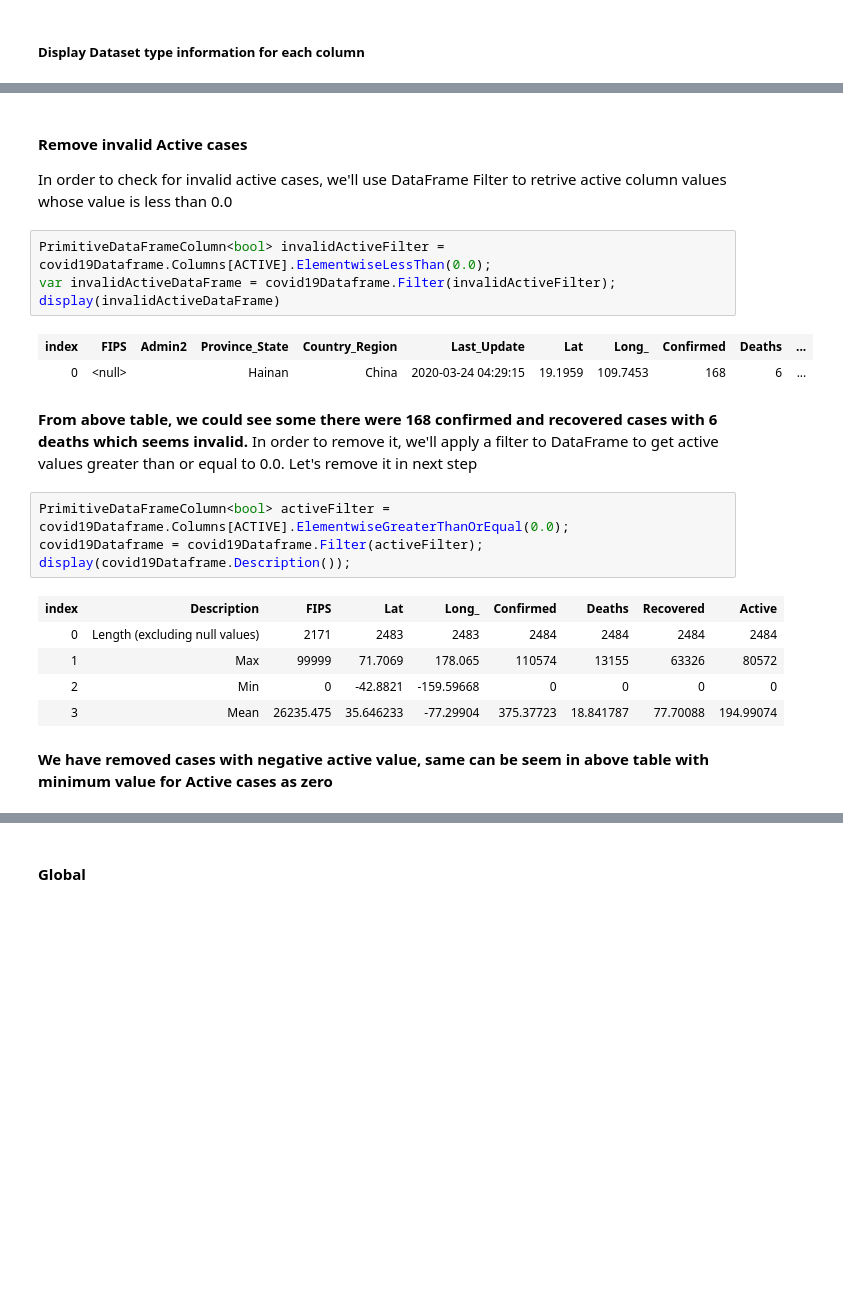
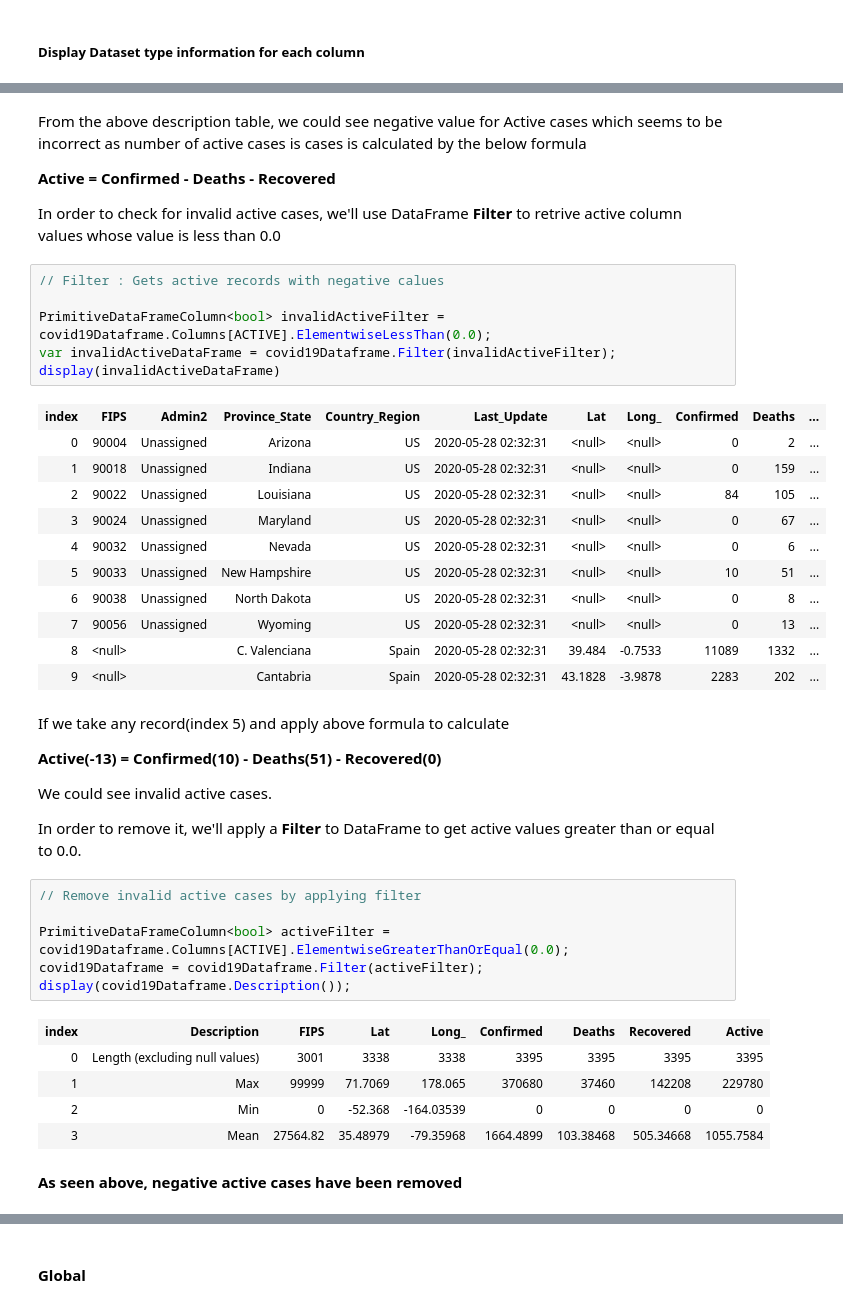
Before and after one commit to praveenraghuvanshi/tech-sessions, a Jupyter notebook: 31052020-virtualmlnet/src/part-1/Part-1-COVID-19-mlnet-analysis.ipynb, the cells around one changed output, grey strips where cells are left out. Drawn from its saved outputs; the diff is of its cells as text; blank space fills up the shorter version.

```diff
--- a/31052020-virtualmlnet/src/part-1/Part-1-COVID-19-mlnet-analysis.ipynb
+++ b/31052020-virtualmlnet/src/part-1/Part-1-COVID-19-mlnet-analysis.ipynb
@@ -316,29 +344,49 @@ Data Cleaning is another important activity in which remove the irrelevant data
 # %% [markdown]
-#### Remove invalid Active cases
+From the above description table, we could see negative value for Active cases which seems to be incorrect as number of active cases is cases is calculated by the below formula
 
-In order to check for invalid active cases, we'll use DataFrame Filter to retrive active column values whose value is less than 0.0
+**Active = Confirmed - Deaths - Recovered**
+
+In order to check for invalid active cases, we'll use DataFrame **Filter** to retrive active column values whose value is less than 0.0
 # %%
+// Filter : Gets active records with negative calues
+
 PrimitiveDataFrameColumn<bool> invalidActiveFilter = covid19Dataframe.Columns[ACTIVE].ElementwiseLessThan(0.0);
 var invalidActiveDataFrame = covid19Dataframe.Filter(invalidActiveFilter);
 display(invalidActiveDataFrame)
 # %% [output]
 | index | FIPS | Admin2 | Province_State | Country_Region | Last_Update | Lat | Long_ | Confirmed | Deaths | ... |
-| 0 | <null> |  | Hainan | China | 2020-03-24 04:29:15 | 19.1959 | 109.7453 | 168 | 6 | ... |
+| 0 | 90004 | Unassigned | Arizona | US | 2020-05-28 02:32:31 | <null> | <null> | 0 | 2 | ... |
+| 1 | 90018 | Unassigned | Indiana | US | 2020-05-28 02:32:31 | <null> | <null> | 0 | 159 | ... |
+| 2 | 90022 | Unassigned | Louisiana | US | 2020-05-28 02:32:31 | <null> | <null> | 84 | 105 | ... |
+| 3 | 90024 | Unassigned | Maryland | US | 2020-05-28 02:32:31 | <null> | <null> | 0 | 67 | ... |
+| 4 | 90032 | Unassigned | Nevada | US | 2020-05-28 02:32:31 | <null> | <null> | 0 | 6 | ... |
+| 5 | 90033 | Unassigned | New Hampshire | US | 2020-05-28 02:32:31 | <null> | <null> | 10 | 51 | ... |
+| 6 | 90038 | Unassigned | North Dakota | US | 2020-05-28 02:32:31 | <null> | <null> | 0 | 8 | ... |
+| 7 | 90056 | Unassigned | Wyoming | US | 2020-05-28 02:32:31 | <null> | <null> | 0 | 13 | ... |
+| 8 | <null> |  | C. Valenciana | Spain | 2020-05-28 02:32:31 | 39.484 | -0.7533 | 11089 | 1332 | ... |
+| 9 | <null> |  | Cantabria | Spain | 2020-05-28 02:32:31 | 43.1828 | -3.9878 | 2283 | 202 | ... |
 # %% [markdown]
-**From above table, we could see some there were 168 confirmed and recovered cases with 6 deaths which seems invalid.**
-In order to remove it, we'll apply a filter to DataFrame to get active values greater than or equal to 0.0. Let's remove it in next step
+If we take any record(index 5) and apply above formula to calculate
+
+**Active(-13) = Confirmed(10) - Deaths(51) - Recovered(0)**
+
+We could see invalid active cases.
+
+In order to remove it, we'll apply a **Filter** to DataFrame to get active values greater than or equal to 0.0.
 # %%
+// Remove invalid active cases by applying filter
+
 PrimitiveDataFrameColumn<bool> activeFilter = covid19Dataframe.Columns[ACTIVE].ElementwiseGreaterThanOrEqual(0.0);
 covid19Dataframe = covid19Dataframe.Filter(activeFilter);
 display(covid19Dataframe.Description());
 # %% [output]
 | index | Description | FIPS | Lat | Long_ | Confirmed | Deaths | Recovered | Active |
-| 0 | Length (excluding null values) | 2171 | 2483 | 2483 | 2484 | 2484 | 2484 | 2484 |
-| 1 | Max | 99999 | 71.7069 | 178.065 | 110574 | 13155 | 63326 | 80572 |
-| 2 | Min | 0 | -42.8821 | -159.59668 | 0 | 0 | 0 | 0 |
-| 3 | Mean | 26235.475 | 35.646233 | -77.29904 | 375.37723 | 18.841787 | 77.70088 | 194.99074 |
+| 0 | Length (excluding null values) | 3001 | 3338 | 3338 | 3395 | 3395 | 3395 | 3395 |
+| 1 | Max | 99999 | 71.7069 | 178.065 | 370680 | 37460 | 142208 | 229780 |
+| 2 | Min | 0 | -52.368 | -164.03539 | 0 | 0 | 0 | 0 |
+| 3 | Mean | 27564.82 | 35.48979 | -79.35968 | 1664.4899 | 103.38468 | 505.34668 | 1055.7584 |
-# %% [markdown]
-**We have removed cases with negative active value, same can be seem in above table with minimum value for Active cases as zero**
+# %% [markdown]
+**As seen above, negative active cases have been removed**
 # %% [markdown]
 ### 6. Visualization
 
```
Also changed, not shown: parts of 36 cells of this notebook, 1 other file.
